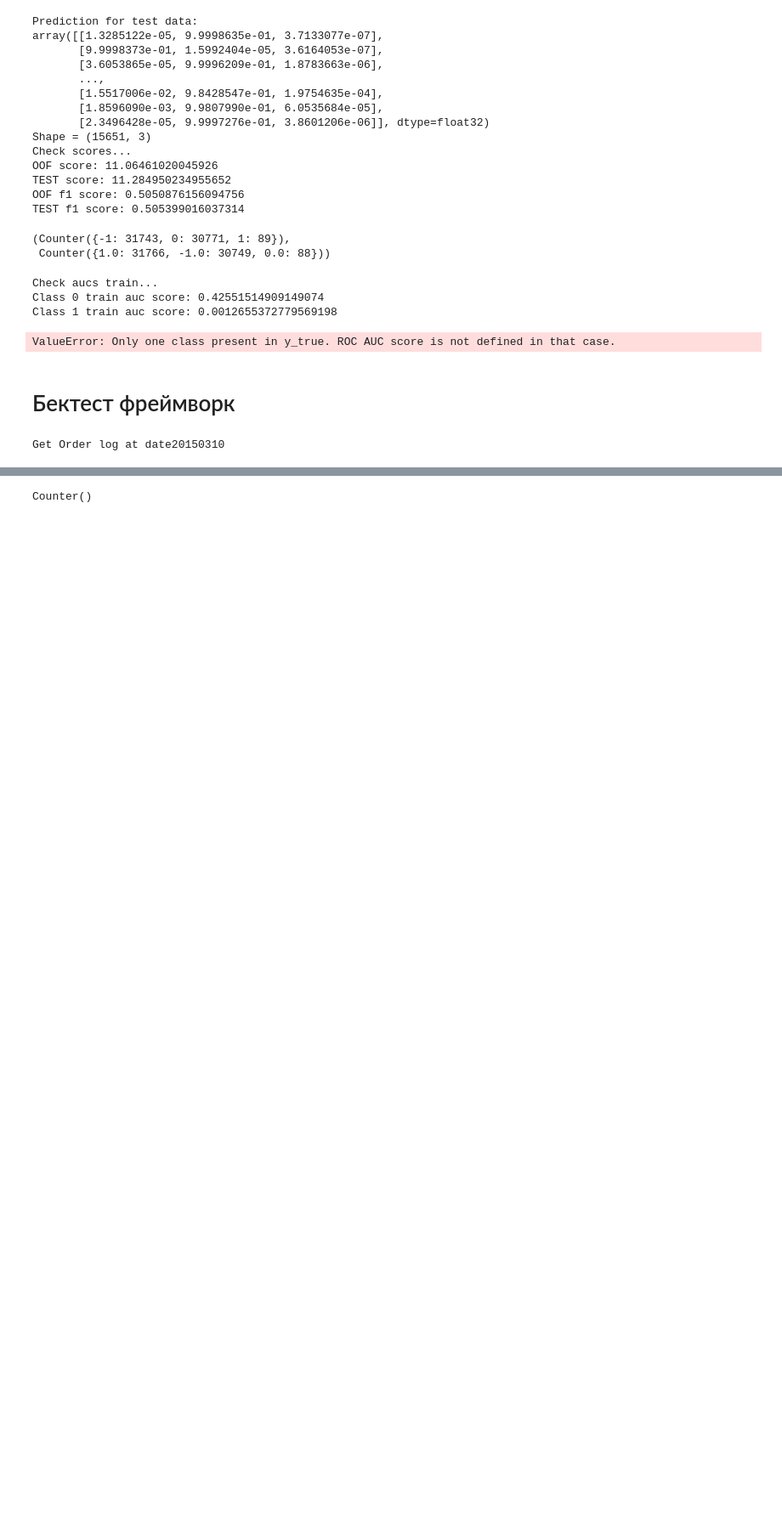
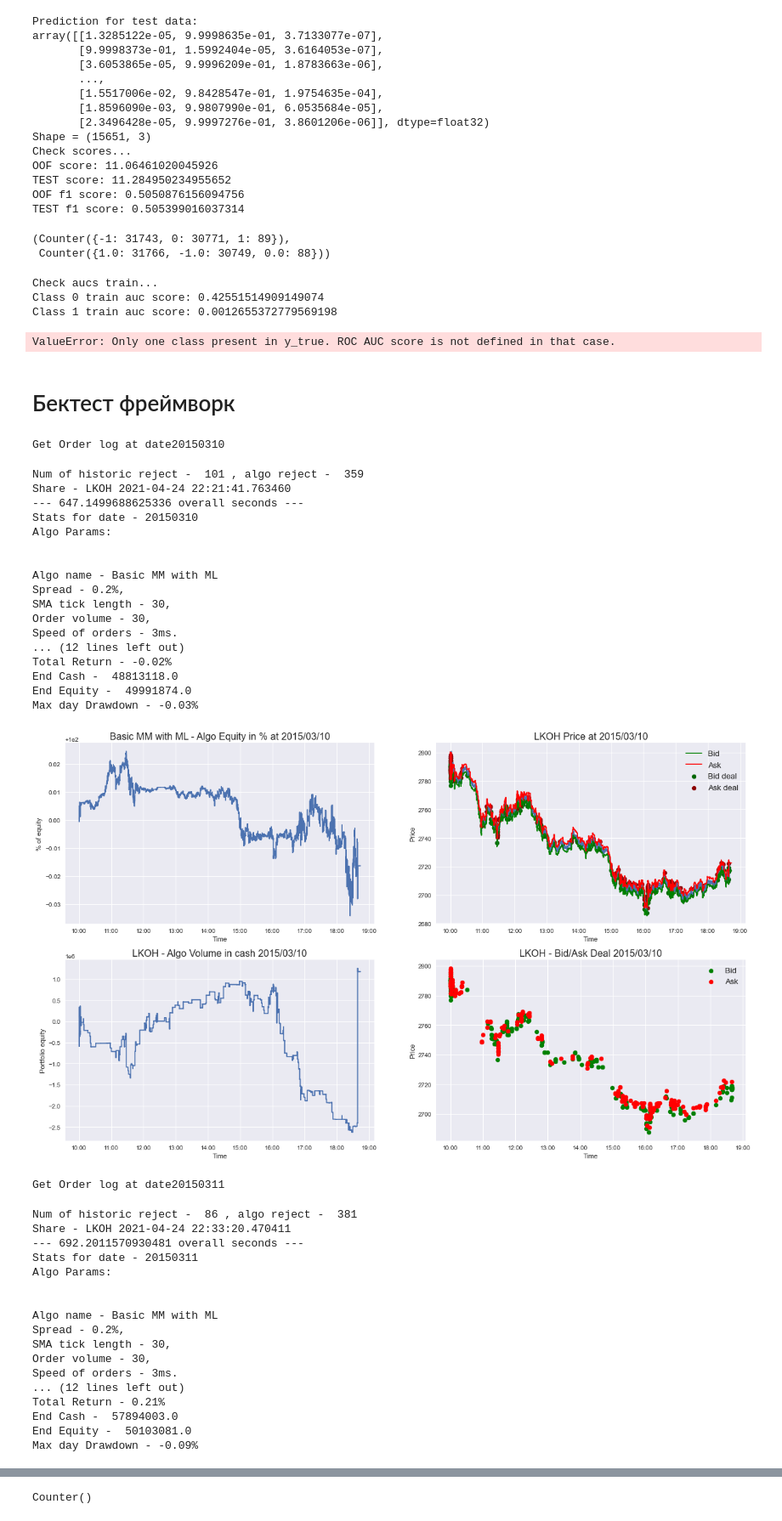
Before and after one commit to koteyevlev/MarketMakingMLAlgo, a Jupyter notebook: MLBacktest.ipynb, the cells around one changed output, grey strips where cells are left out. Shown at 85% size. Cells and saved outputs as stored; diff of their text form; code cells hidden in the pictures; blank space fills up the shorter version.

```diff
--- a/MLBacktest.ipynb
+++ b/MLBacktest.ipynb
@@ -1387,8 +1387,44 @@ date = "20150309"
 # %%
 params=get_params(ZeroPredict())
 model = Basic_MM_with_ML(**params)
-backtest_year(date, Matching_Engine(), model, enddate="20150310", share=share,
+backtest_year(date, Matching_Engine(), model, enddate="20150311", share=share,
                                 show_stat=True)
 Counter(model.predictions)
 # %% [output]
 Get Order log at date20150310
+Num of historic reject -  101 , algo reject -  359
+Share - LKOH 2021-04-24 22:21:41.763460
+--- 647.1499688625336 overall seconds ---
+Stats for date - 20150310
+Algo Params:
+
+
+Algo name - Basic MM with ML
+Spread - 0.2%,
+SMA tick length - 30,
+Order volume - 30,
+Speed of orders - 3ms.
+... (12 lines left out)
+Total Return - -0.02%
+End Cash -  48813118.0
+End Equity -  49991874.0
+Max day Drawdown - -0.03%
+[figure, added]
+Get Order log at date20150311
+Num of historic reject -  86 , algo reject -  381
+Share - LKOH 2021-04-24 22:33:20.470411
+--- 692.2011570930481 overall seconds ---
+Stats for date - 20150311
+Algo Params:
+
+
+Algo name - Basic MM with ML
+Spread - 0.2%,
+SMA tick length - 30,
+Order volume - 30,
+Speed of orders - 3ms.
+... (12 lines left out)
+Total Return - 0.21%
+End Cash -  57894003.0
+End Equity -  50103081.0
+Max day Drawdown - -0.09%
```
Also changed, not shown: parts of 7 cells of this notebook.
